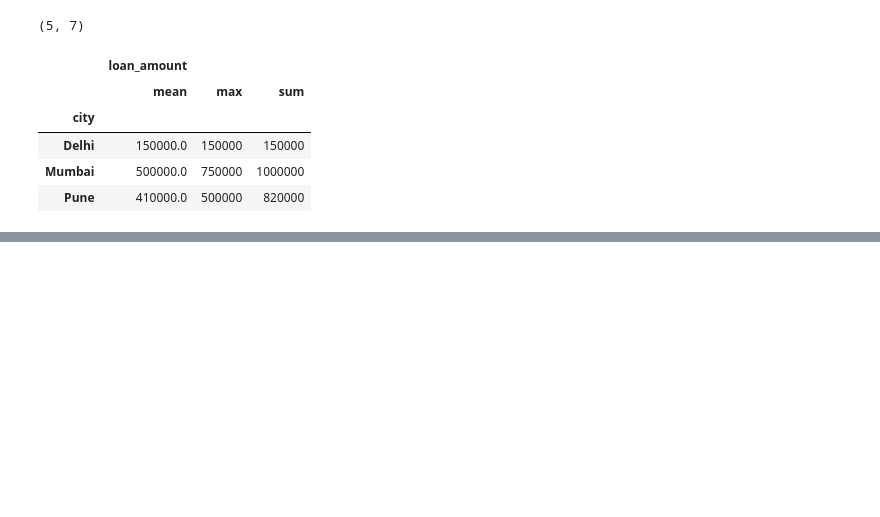
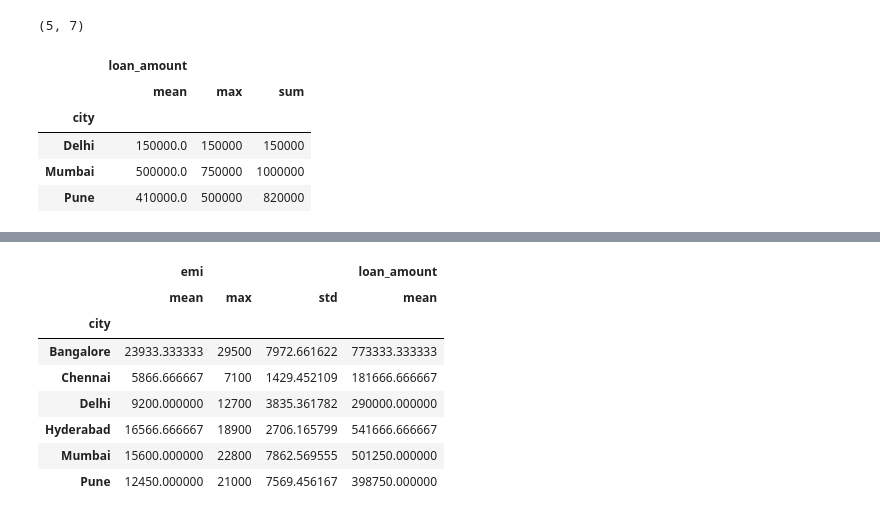
Before and after one commit to rahul8879/ai-engineering_full_stack, a Jupyter notebook: 01_Python/Data_understading/Data/01_pandas_introduction.ipynb, the cells around one changed output, grey strips where cells are left out. Cells and saved outputs as stored; diff of their text form; code cells hidden in the pictures; blank space fills up the shorter version.

```diff
--- a/01_Python/Data_understading/Data/01_pandas_introduction.ipynb
+++ b/01_Python/Data_understading/Data/01_pandas_introduction.ipynb
@@ -352,0 +433,16 @@ df.groupby('city').agg({
+# %%
+# Q) what is avg loan amount status wse
+df.groupby('city').agg({
+    'emi':['mean','max','std'],
+    'loan_amount':'mean'
+})
+# %% [output]
+|  | emi |  |  | loan_amount |
+|  | mean | max | std | mean |
+| city |  |  |  |  |
+| Bangalore | 23933.333333 | 29500 | 7972.661622 | 773333.333333 |
+| Chennai | 5866.666667 | 7100 | 1429.452109 | 181666.666667 |
+| Delhi | 9200.000000 | 12700 | 3835.361782 | 290000.000000 |
+| Hyderabad | 16566.666667 | 18900 | 2706.165799 | 541666.666667 |
+| Mumbai | 15600.000000 | 22800 | 7862.569555 | 501250.000000 |
+| Pune | 12450.000000 | 21000 | 7569.456167 | 398750.000000 |
```
Also changed, not shown: parts of 14 cells of this notebook, 2 other files.
